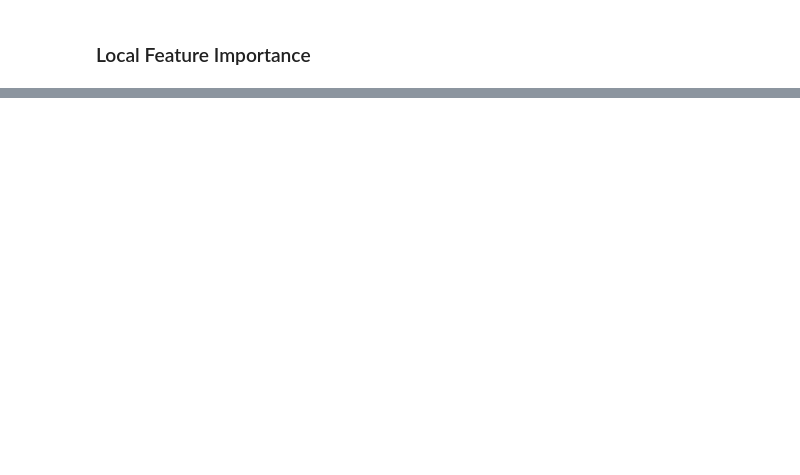
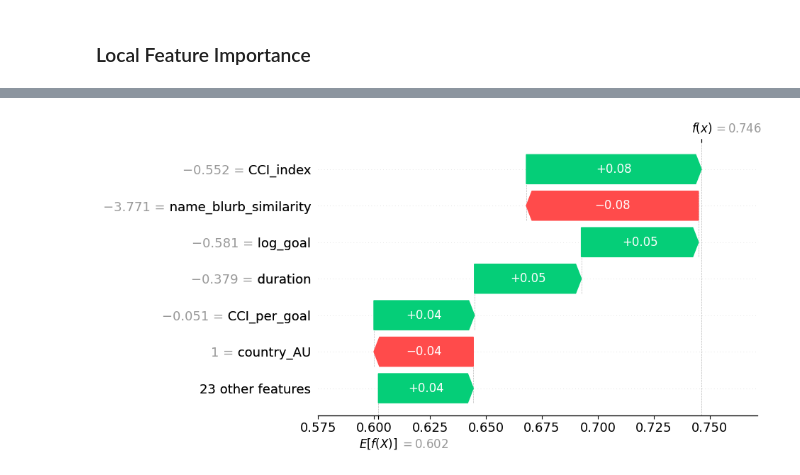
Before and after one commit to louismartino/TA_Group-Project, a Jupyter notebook: feature_engineering/nlp_features.ipynb, the cells around one changed output, grey strips where cells are left out. Cells and saved outputs as stored; diff of their text form; code cells hidden in the pictures; blank space fills up the shorter version.

```diff
--- a/feature_engineering/nlp_features.ipynb
+++ b/feature_engineering/nlp_features.ipynb
@@ -270,21 +291,11 @@ Most Important Features (Global) :
 # %% [markdown]
 ### Local Feature Importance
 # %%
-X_val_shap_sample = X_val_final.sample(n=100, random_state=42)
-
-y_val_shap_sample = y_val.loc[X_val_shap_sample.index]
+# X_val_shap_sample = X_val_final.sample(n=100, random_state=42)
+# y_val_shap_sample = y_val.loc[X_val_shap_sample.index]
+X_test_shap_sample = X_test_final.sample(n=1000, random_state=42)
+y_test_shap_sample = y_test.loc[X_test_shap_sample.index]
 
 explainer = shap.TreeExplainer(best_rf)
 
-shap_obj = explainer(X_val_shap_sample)
-
-
-# Analyzing first project in the sample
-index_projet = 0
-
-print(f"\nSHAP Explanation for the project {index_projet} (from sample) :")
-print(f"True class : {y_val_shap_sample.iloc[index_projet]}")
-print(f"Predicted probability of success : {best_rf.predict_proba(X_val_shap_sample.iloc[[index_projet]])[0][1]:.2f}")
-
-shap.initjs()
-shap.plots.waterfall(shap_obj[index_projet, :, 1], max_display=10)
+shap_obj = explainer(X_test_shap_sample)
@@ -296,0 +302,58 @@ Predicted probability of success : 0.36
+# %%
+index_projet = 445
+blurb_value = df_test.loc[X_test_shap_sample.index[index_projet], "blurb"]
+category = df_test.loc[X_test_shap_sample.index[index_projet], "category.parent_name"]
+name = df_test.loc[X_test_shap_sample.index[index_projet], "name"]
+goal = df_test.loc[X_test_shap_sample.index[index_projet], "goal_usd"]
+duration = df_test.loc[X_test_shap_sample.index[index_projet], "duration"]
+
+print(f"\nSHAP Explanation for the project {index_projet} (from sample)")
+print(f"Category: {category}")
+print(f"Name: {name}")
+print(f"Duration: {duration} days")
+print(f"Goal: ${goal}")
+print(f"Blurb: {blurb_value}")
+print(f"True class: {y_test_shap_sample.iloc[index_projet]}")
+print(f"Predicted probability of success : {best_rf.predict_proba(X_test_shap_sample.iloc[[index_projet]])[0][1]:.2f}")
+
+
+shap.initjs()
+shap.plots.waterfall(shap_obj[index_projet, :, 1], max_display=7, show=False)
+
+fig = plt.gcf()
+
+shap_red = "#ff0051"
+shap_blue = "#008bfb"
+
+ks_green = "#05ce78"
+ks_red = "#ff4b4b"
+
+for ax in fig.axes:
+
+    for patch in ax.patches:
+        face_color = mcolors.to_hex(patch.get_facecolor())
+
+        if face_color == shap_red:
+            patch.set_facecolor(ks_green)
+            patch.set_edgecolor(ks_green)
+        elif face_color == shap_blue:
+            patch.set_facecolor(ks_red)
+            patch.set_edgecolor(ks_red)
+
+    for text in ax.texts:
+        text_string_lower = text.get_text().lower()
+        text_color = mcolors.to_hex(text.get_color())
+
+        if text_color == shap_red:
+            text.set_color(ks_green)
+        elif text_color == shap_blue:
+            text.set_color(ks_red)
+
+        if "f(x)" in text_string_lower and "e[" not in text_string_lower:
+            y_position = text.get_position()[1]
+            if y_position < 0:
+                text.set_text("")
+
+plt.savefig(f"shap_kickstarter_proj_{index_projet}.png", transparent=False, dpi=300, bbox_inches='tight')
+plt.show()
+# %% [output]
@@ -296,0 +369 @@ Predicted probability of success : 0.36
+[figure, added]
```
Also changed, not shown: parts of 13 cells of this notebook, 7 other files.
